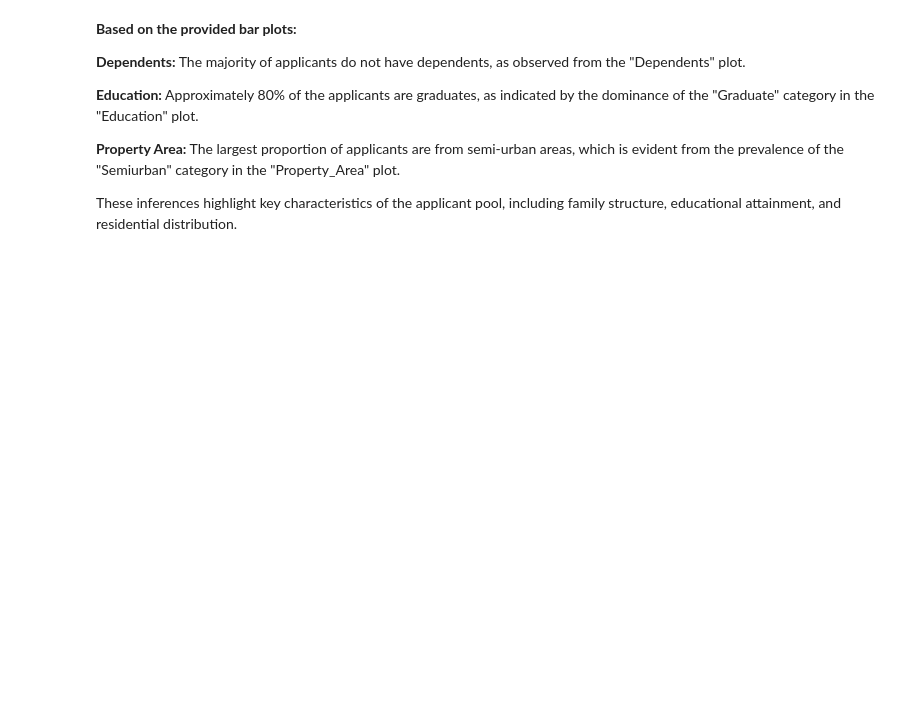
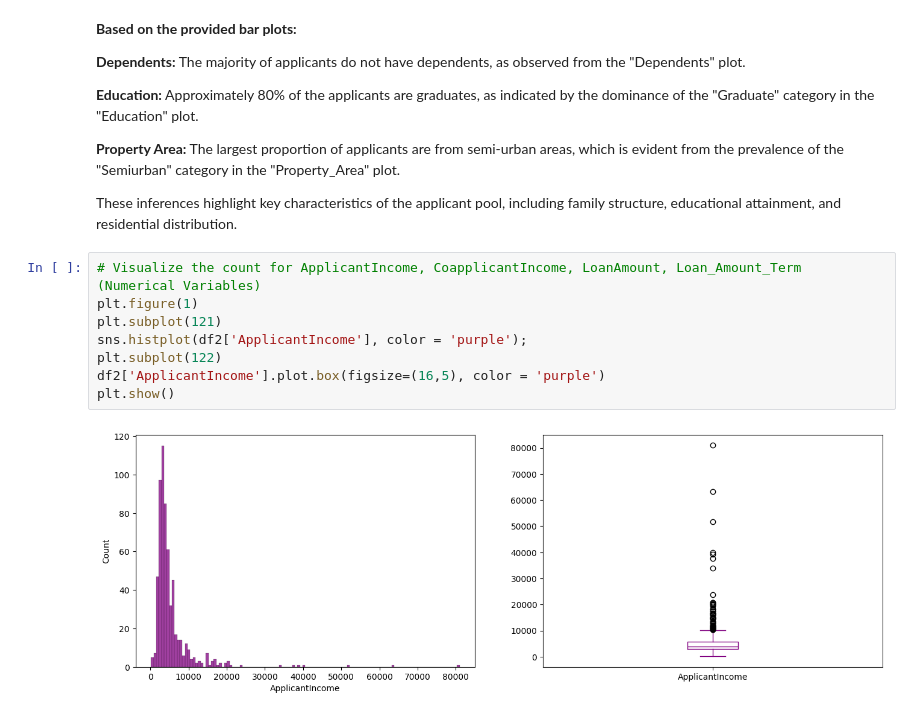
Before and after one commit to Eddie-254/Credit-Score-Prediction, a Jupyter notebook: credit_EDA.ipynb, the cells around one changed output. Cells and saved outputs as stored; diff of their text form; blank space fills up the shorter version.

```diff
--- a/credit_EDA.ipynb
+++ b/credit_EDA.ipynb
@@ -395,3 +395,13 @@ plt.show()
 **Property Area:** The largest proportion of applicants are from semi-urban areas, which is evident from the prevalence of the "Semiurban" category in the "Property_Area" plot.
 
 These inferences highlight key characteristics of the applicant pool, including family structure, educational attainment, and residential distribution.
+# %%
+# Visualize the count for ApplicantIncome, CoapplicantIncome, LoanAmount, Loan_Amount_Term (Numerical Variables)
+plt.figure(1)
+plt.subplot(121)
+sns.histplot(df2['ApplicantIncome'], color = 'purple');
+plt.subplot(122)
+df2['ApplicantIncome'].plot.box(figsize=(16,5), color = 'purple')
+plt.show()
+# %% [output]
+[figure, added]
```
Also changed, not shown: parts of 8 cells of this notebook.
